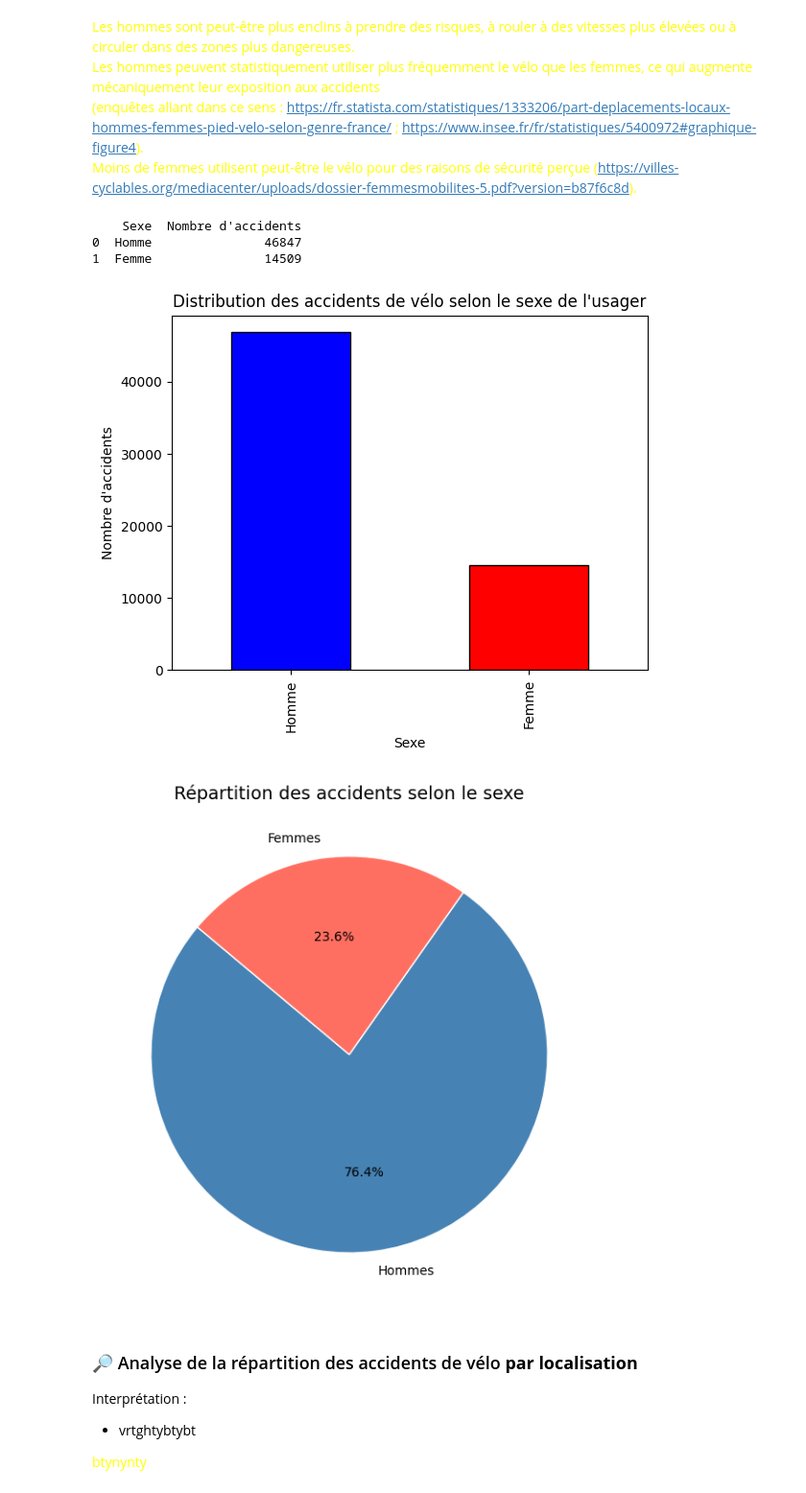
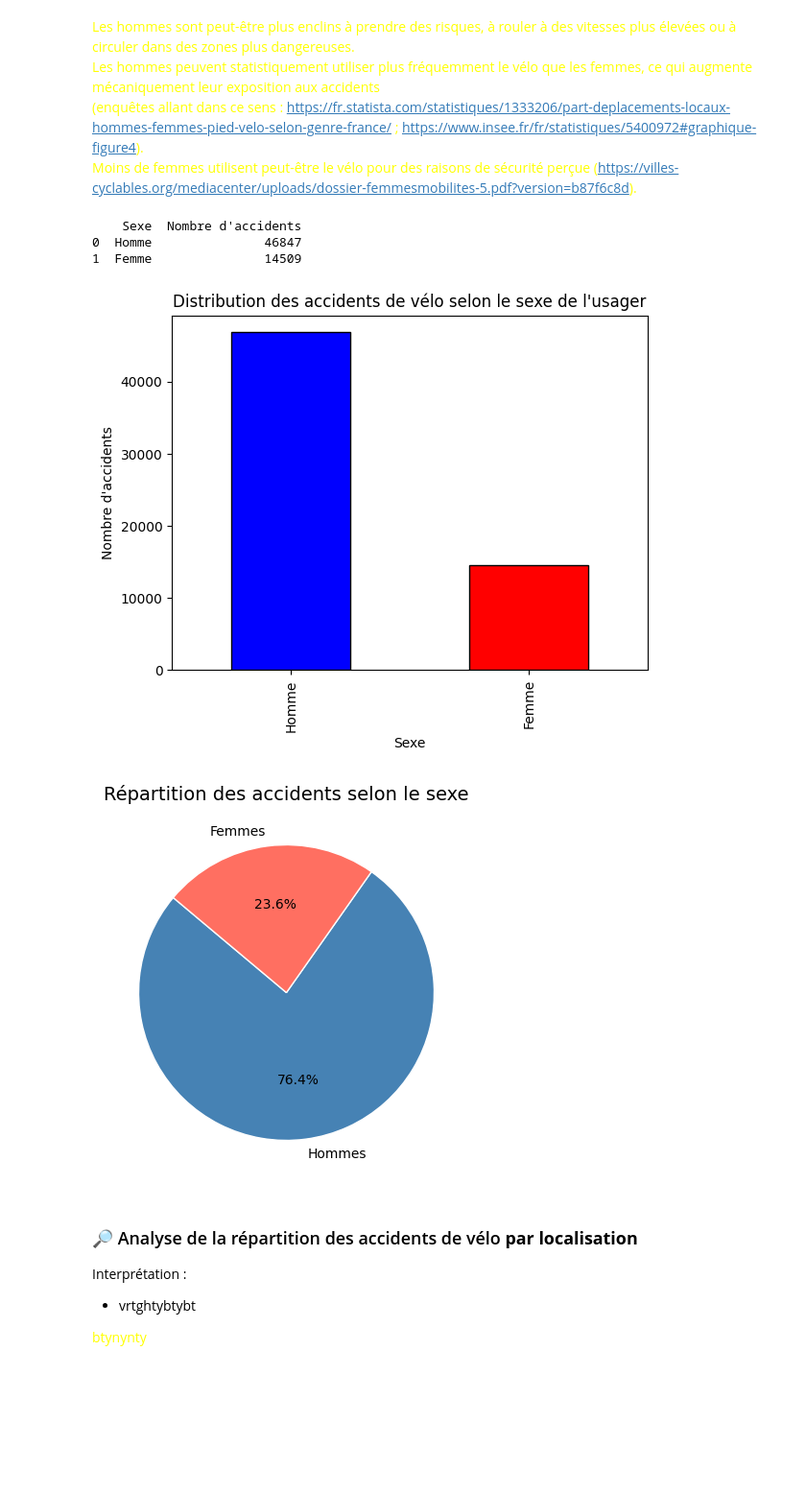
Before and after one commit to adeligny/bicycle_accident, a Jupyter notebook: notebook/eda.ipynb, the cells around one changed output. Shown at 96% size. Drawn from its saved outputs; the diff is of its cells as text; code cells hidden in the pictures; blank space fills up the shorter version.

```diff
--- a/notebook/eda.ipynb
+++ b/notebook/eda.ipynb
@@ -204,33 +204,33 @@ print(df_counts)
 df_filtered['sexe'].value_counts().plot(kind='bar', color=['blue', 'red'], edgecolor='black')
 plt.title("Distribution des accidents de vélo selon le sexe de l'usager")
 plt.xlabel("Sexe")
 plt.ylabel("Nombre d'accidents")
 plt.show()
 
 
 
 # Pie chart
 
 # Comptage des hommes et des femmes
 sexe_counts = df_filtered['sexe'].value_counts()
 
 # Définition des couleurs (bleu pour les hommes, rouge pour les femmes)
 colors = ['#4682B4', '#FF6F61']  # Bleu et rouge modernes
 
 # Création du camembert
-plt.figure(figsize=(7, 7))
+plt.figure(figsize=(5, 5))
 plt.pie(sexe_counts, labels=['Hommes', 'Femmes'], autopct='%1.1f%%', colors=colors,
         startangle=140, wedgeprops={'edgecolor': 'white'})
 
 # Titre
 plt.title("Répartition des accidents selon le sexe", fontsize=14)
 
 # Affichage
 plt.show()
 # %% [output]
     Sexe  Nombre d'accidents
 0  Homme               46847
 1  Femme               14509
 [figure]
-[figure, old version]
+[figure, new version]
 # %% [markdown]
```
Also changed, not shown: parts of 1 cell of this notebook.
